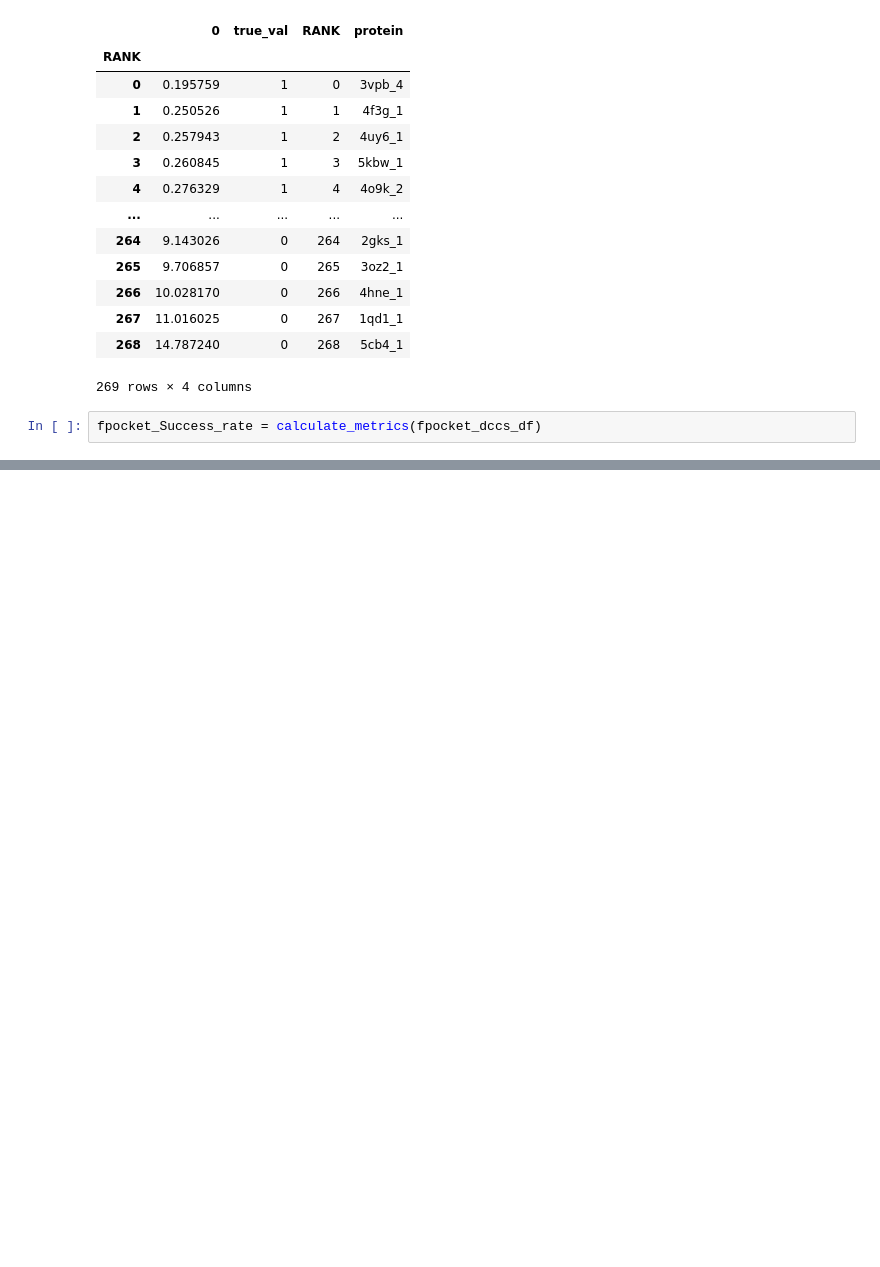
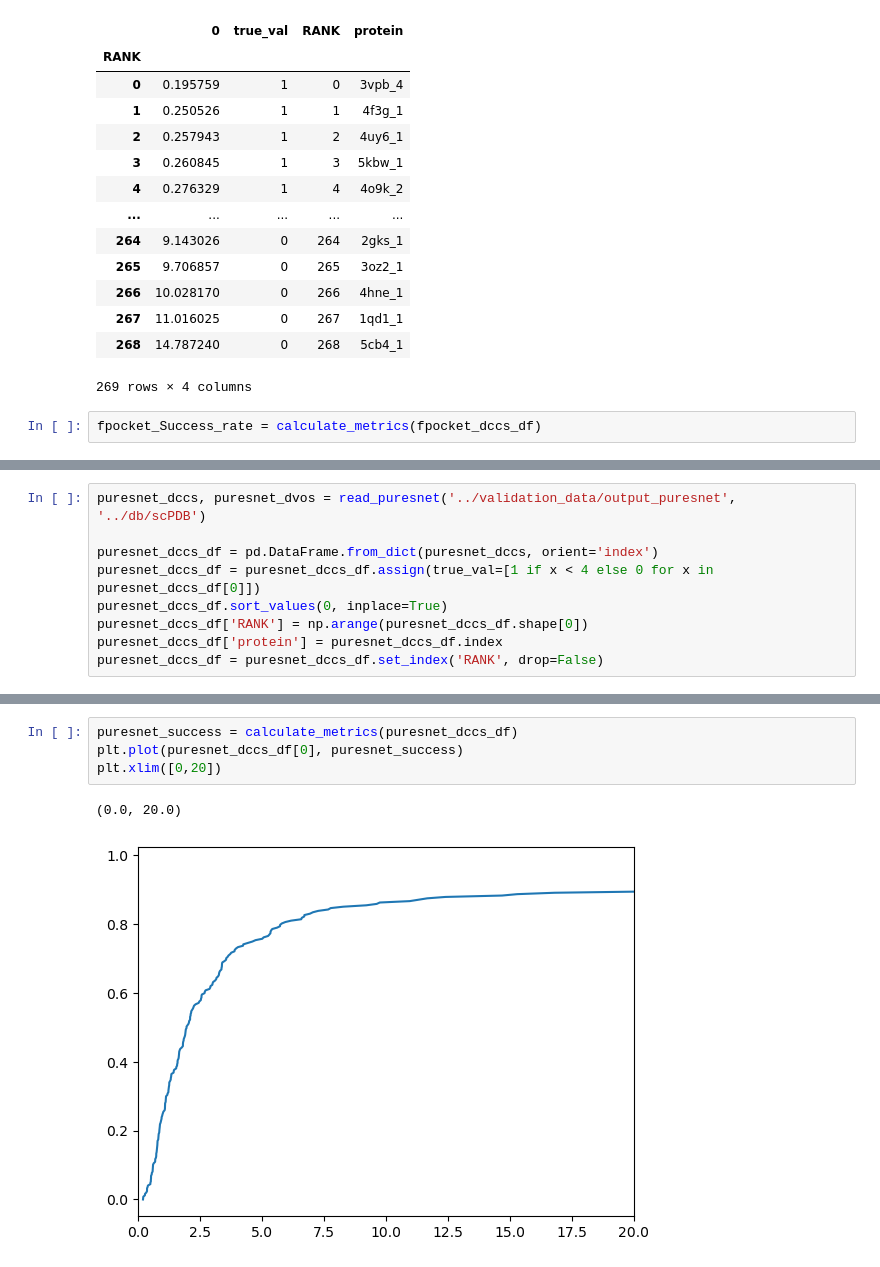
Before and after one commit to macija/sbi_project, a Jupyter notebook: validation/Validation.ipynb, the cells around one changed output, grey strips where cells are left out. Cells and saved outputs as stored; diff of their text form; blank space fills up the shorter version.

```diff
--- a/validation/Validation.ipynb
+++ b/validation/Validation.ipynb
@@ -281,0 +219,9 @@ fpocket_Success_rate = calculate_metrics(fpocket_dccs_df)
+# %%
+puresnet_dccs, puresnet_dvos = read_puresnet('../validation_data/output_puresnet', '../db/scPDB')
+
+puresnet_dccs_df = pd.DataFrame.from_dict(puresnet_dccs, orient='index')
+puresnet_dccs_df = puresnet_dccs_df.assign(true_val=[1 if x < 4 else 0 for x in puresnet_dccs_df[0]])
+puresnet_dccs_df.sort_values(0, inplace=True)
+puresnet_dccs_df['RANK'] = np.arange(puresnet_dccs_df.shape[0])
+puresnet_dccs_df['protein'] = puresnet_dccs_df.index
+puresnet_dccs_df = puresnet_dccs_df.set_index('RANK', drop=False)
@@ -286,0 +259,7 @@ plt.plot(dccs_df[0], Success_rate)
+# %%
+puresnet_success = calculate_metrics(puresnet_dccs_df)
+plt.plot(puresnet_dccs_df[0], puresnet_success)
+plt.xlim([0,20])
+# %% [output]
+(0.0, 20.0)
+[figure, added]
```
Also changed, not shown: parts of 34 cells of this notebook, 3 other files.
